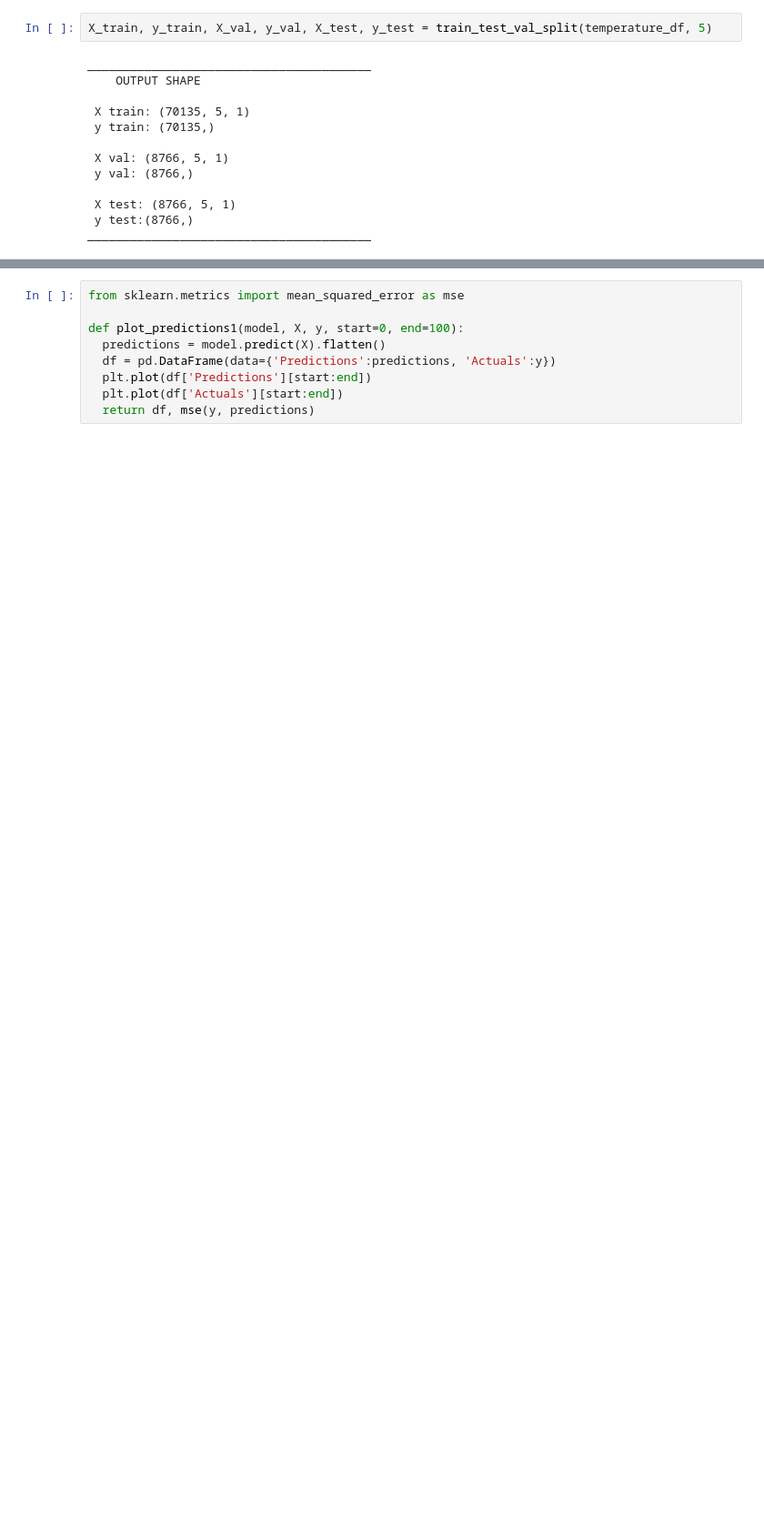
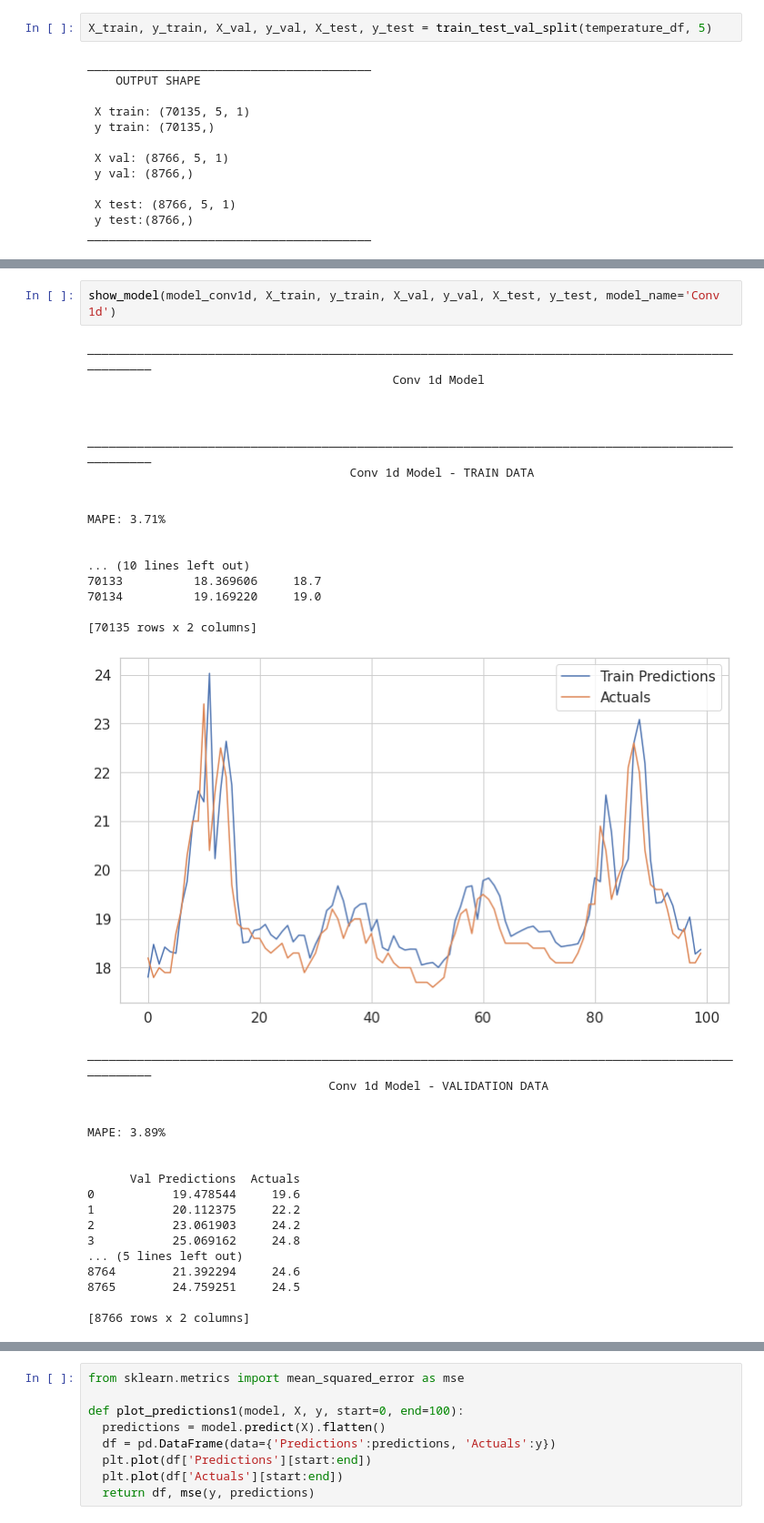
Before and after one commit to paulobueno90/LSTM-GRU-Conv1d-timeseries-forecast, a Jupyter notebook: temperature_time_series_forecasting_notebook.ipynb, the cells around one changed output, grey strips where cells are left out. Shown at 91% size. Saved outputs shown, nothing was run; the diff lists cells and outputs as text; blank space fills up the shorter version.

```diff
--- a/temperature_time_series_forecasting_notebook.ipynb
+++ b/temperature_time_series_forecasting_notebook.ipynb
@@ -290,0 +430,38 @@ ________________________________________________________________________________
+# %%
+show_model(model_conv1d, X_train, y_train, X_val, y_val, X_test, y_test, model_name='Conv 1d')
+# %% [output]
+____________________________________________________________________________________________________
+                                           Conv 1d Model
+
+
+
+____________________________________________________________________________________________________
+                                     Conv 1d Model - TRAIN DATA
+
+
+MAPE: 3.71%
+
+
+... (10 lines left out)
+70133          18.369606     18.7
+70134          19.169220     19.0
+
+[70135 rows x 2 columns]
+[figure, added]
+____________________________________________________________________________________________________
+                                  Conv 1d Model - VALIDATION DATA
+
+
+MAPE: 3.89%
+
+
+      Val Predictions  Actuals
+0           19.478544     19.6
+1           20.112375     22.2
+2           23.061903     24.2
+3           25.069162     24.8
+... (5 lines left out)
+8764        21.392294     24.6
+8765        24.759251     24.5
+
+[8766 rows x 2 columns]
```
Also changed, not shown: parts of 25 cells of this notebook.
